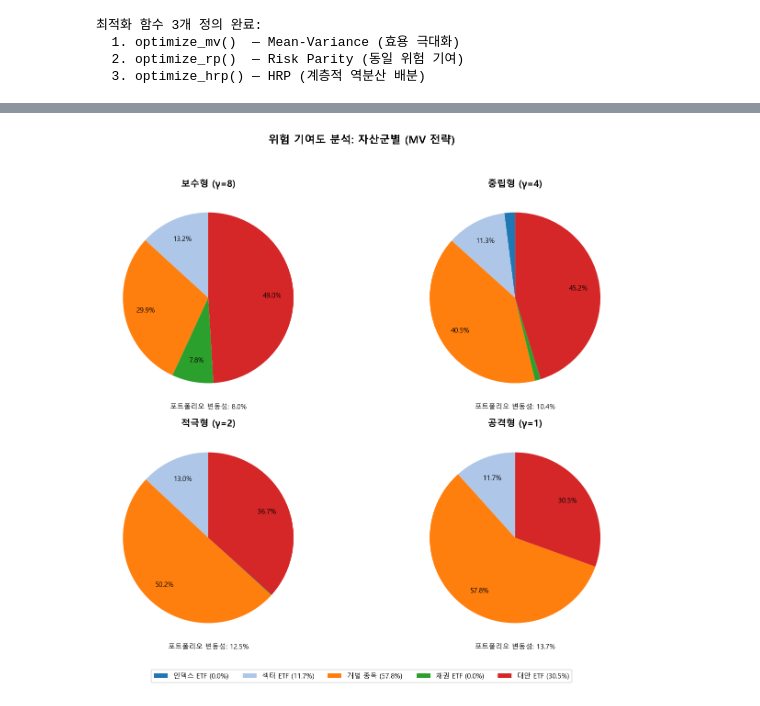
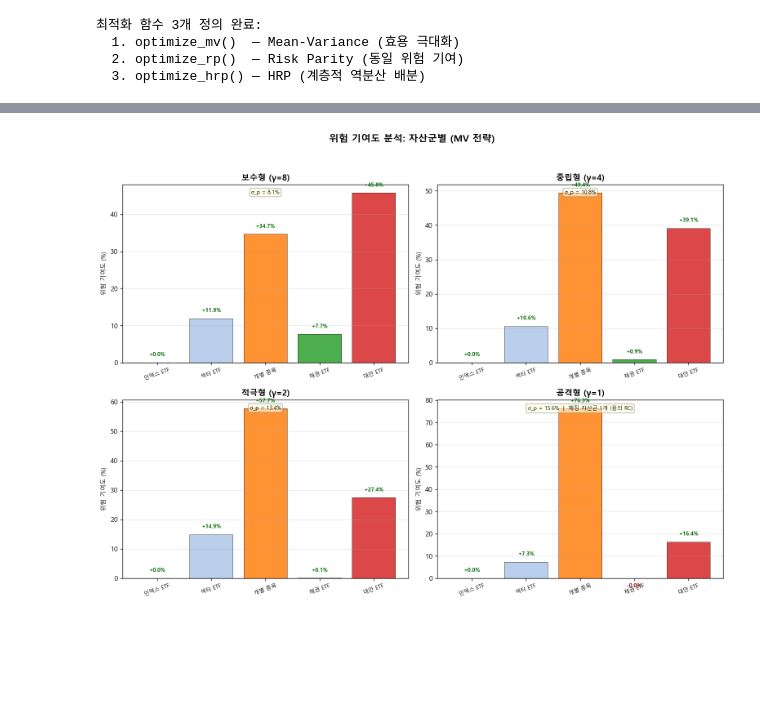
Before and after one commit to sybeom528/finance_project, a Jupyter notebook: 김재천/Guide/Step3_Portfolio_Optimization.ipynb, the cells around one changed output, grey strips where cells are left out. Saved outputs shown, nothing was run; the diff lists cells and outputs as text; code cells hidden in the pictures; blank space fills up the shorter version.

```diff
--- a/김재천/Guide/Step3_Portfolio_Optimization.ipynb
+++ b/김재천/Guide/Step3_Portfolio_Optimization.ipynb
@@ -1126,8 +1383,14 @@ print('저장: images/step3_04_final_weights.png')
 # ============================================================
 # 시각화: 위험 기여도 분석 (4 프로파일, MV 전략)
 # ============================================================
-# 각 프로파일별로 자산군의 위험 기여도(Risk Contribution)를 파이 차트로 표시
+# 각 프로파일별로 자산군의 위험 기여도(Risk Contribution)를 막대 차트로 표시
 # 위험 기여도: 해당 자산이 포트폴리오 전체 변동성에 기여하는 비율
+#
+# 왜 파이 차트 대신 막대 차트?
+#   RC_i = w_i × (Σw)_i / σ_p
+#   채권·금은 주식과 음의 상관을 가져 (Σw)_i < 0 → 음의 RC 발생 가능
+#   이는 "포트폴리오 변동성을 오히려 감소시키는 헤징 효과"를 의미
+#   파이 차트는 음수를 표현할 수 없으므로 막대 차트로 전환
 
 def risk_contribution(w, cov):
     """
@@ -1139,7 +1402,7 @@ def risk_contribution(w, cov):
         w: N×1 비중 벡터
         cov: N×N 공분산 행렬
     Returns:
-        rc: N×1 위험 기여 비율 (합 = 1)
+        rc: N×1 위험 기여 비율 (합 = 1, 단 개별 값은 음수 가능)
     """
     port_vol = np.sqrt(w @ cov @ w)
     # 한계 위험 기여도
@@ -1152,59 +1415,73 @@ def risk_contribution(w, cov):
 # 전체 30개 자산 공분산 (Ledoit-Wolf)
 full_cov = LedoitWolf().fit(log_returns).covariance_ * 252
 
-fig, axes = plt.subplots(2, 2, figsize=(12, 10))
+fig, axes = plt.subplots(2, 2, figsize=(13, 10))
 fig.suptitle('위험 기여도 분석: 자산군별 (MV 전략)', fontsize=14, fontweight='bold')
 
 rc_colors = {
     '인덱스 ETF': '#1f77b4',
-    '섹터 ETF': '#aec7e8',
-    '개별 종목': '#ff7f0e',
-    '채권 ETF': '#2ca02c',
-    '대안 ETF': '#d62728',
+    '섹터 ETF':   '#aec7e8',
+    '개별 종목':  '#ff7f0e',
+    '채권 ETF':   '#2ca02c',
+    '대안 ETF':   '#d62728',
 }
 
 for ax, (prof_name, profile) in zip(axes.flat, PRESETS.items()):
     w = all_weights[prof_name]['MV'].values
     rc = risk_contribution(w, full_cov)
 
     # 자산군별 위험 기여도 합산
     group_rc = {}
     tickers = list(df_prices.columns)
     for group_name, group_tickers in asset_groups_ordered:
         group_idx = [tickers.index(t) for t in group_tickers]
-        group_rc[group_name] = rc[group_idx].sum()
+        group_rc[group_name] = rc[group_idx].sum() * 100  # %로 변환
 
-    # 파이 차트
+    # 막대 차트 (음수 허용)
     labels = list(group_rc.keys())
-    sizes = [group_rc[l] * 100 for l in labels]
+    sizes  = [group_rc[l] for l in labels]
     colors = [rc_colors[l] for l in labels]
 
-    # 너무 작은 값은 라벨 생략
-    def autopct_func(pct):
-        return f'{pct:.1f}%' if pct > 3 else ''
+    bars = ax.bar(labels, sizes, color=colors, edgecolor='black', linewidth=0.5, alpha=0.85)
 
-    wedges, texts, autotexts = ax.pie(
-        sizes, labels=None, colors=colors,
-        autopct=autopct_func, startangle=90,
-        pctdistance=0.75, textprops={'fontsize': 9}
-    )
+    # 0 기준선 (헤징 vs 기여 경계)
+    ax.axhline(0, color='black', linewidth=0.8)
 
-    # 범례 (첫 번째 차트에만)
+    # 값 라벨 (양수는 위쪽, 음수는 아래쪽)
+    for bar, val in zip(bars, sizes):
+        height = bar.get_height()
+        va_pos = 'bottom' if height >= 0 else 'top'
+        offset = max(abs(s) for s in sizes) * 0.03  # 동적 오프셋
+        offset = offset if height >= 0 else -offset
+        ax.text(bar.get_x() + bar.get_width()/2, height + offset,
+                f'{val:+.1f}%', ha='center', va=va_pos,
+                fontsize=8, fontweight='bold',
+                color='darkgreen' if val >= 0 else 'darkred')
+
+    # 프로파일 제목
     ax.set_title(f'{prof_name} (γ={profile["gamma"]})', fontsize=12, fontweight='bold')
+    ax.set_ylabel('위험 기여도 (%)', fontsize=9)
+    ax.tick_params(axis='x', rotation=20, labelsize=8)
+    ax.grid(axis='y', alpha=0.3)
 
-    # 포트폴리오 변동성 표시
+    # 포트폴리오 변동성 + 헤징 자산군 개수 표시
     port_vol = np.sqrt(w @ full_cov @ w)
-    ax.text(0, -1.3, f'포트폴리오 변동성: {port_vol:.1%}', ha='center', fontsize=9)
+    neg_groups = sum(1 for v in sizes if v < 0)
+    subtitle = f'σ_p = {port_vol:.1%}'
+    if neg_groups > 0:
+        subtitle += f'  |  헤징 자산군 {neg_groups}개 (음의 RC)'
+    ax.text(0.5, 0.97, subtitle, transform=ax.transAxes,
+            ha='center', va='top', fontsize=8,
+            bbox=dict(facecolor='lightyellow', alpha=0.6, edgecolor='gray', boxstyle='round,pad=0.3'))
 
-# 공통 범례
-fig.legend(labels=[f'{name} ({sizes[i]:.1f}%)' for i, name in enumerate(labels)],
-           loc='lower center', ncol=5, fontsize=9,
-           bbox_to_anchor=(0.5, -0.02))
-
-plt.tight_layout(rect=[0, 0.03, 1, 0.95])
+plt.tight_layout(rect=[0, 0.02, 1, 0.95])
 fig.savefig(os.path.join(IMG_DIR, 'step3_05_risk_contribution.png'), bbox_inches='tight')
 plt.show()
 print('저장: images/step3_05_risk_contribution.png')
+print('\n해석:')
+print('  - 양수 RC: 포트폴리오 변동성에 기여 (주식·섹터·개별종목)')
+print('  - 음수 RC: 포트폴리오 변동성을 헤징 (채권·금이 주식과 음의 상관)')
+print('  - 모든 RC의 합 = 100% (σ_p를 완전히 설명)')
 # %% [output]
-[figure, old version]
+[figure, new version]
 저장: images/step3_05_risk_contribution.png
```
Also changed, not shown: parts of 15 cells of this notebook, 57 other files.
